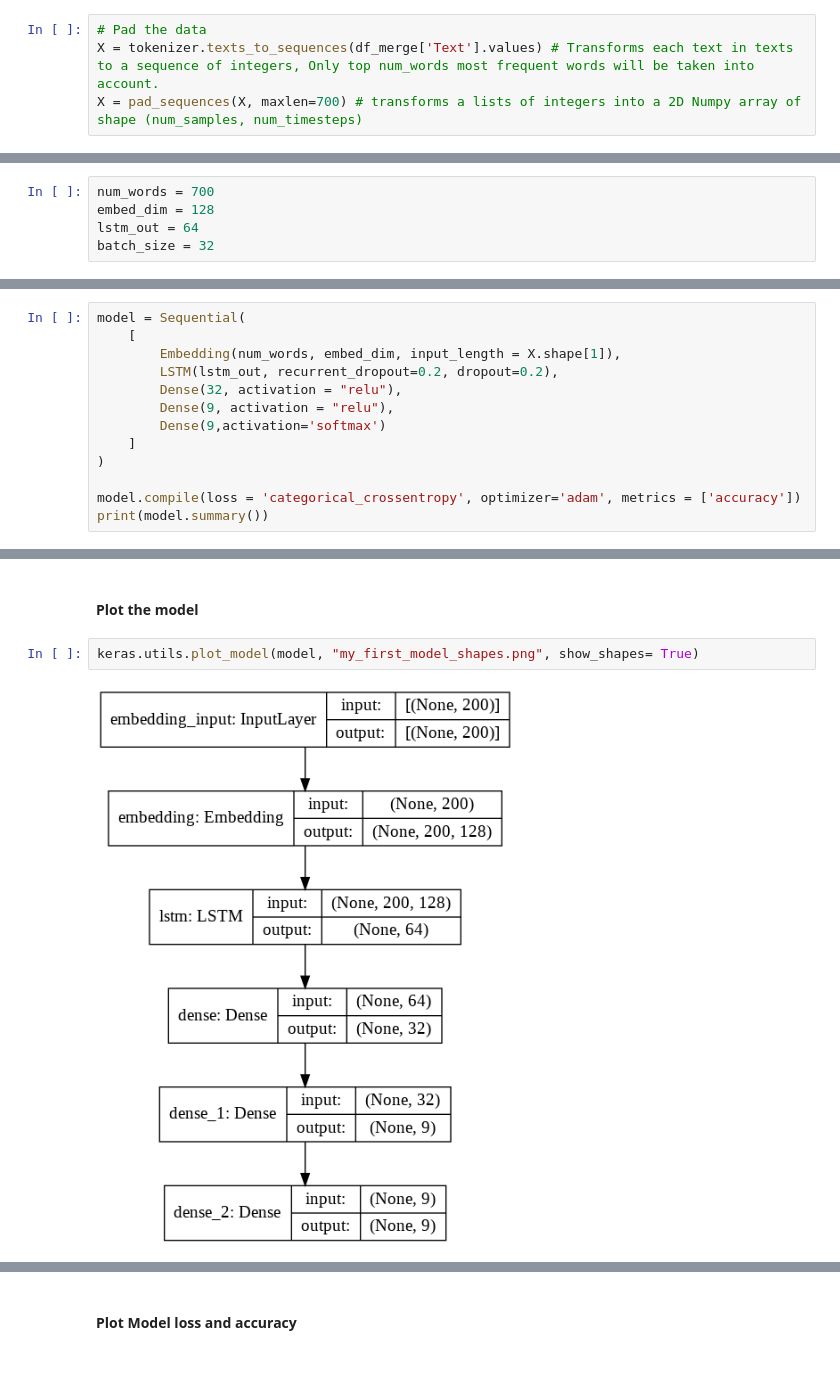
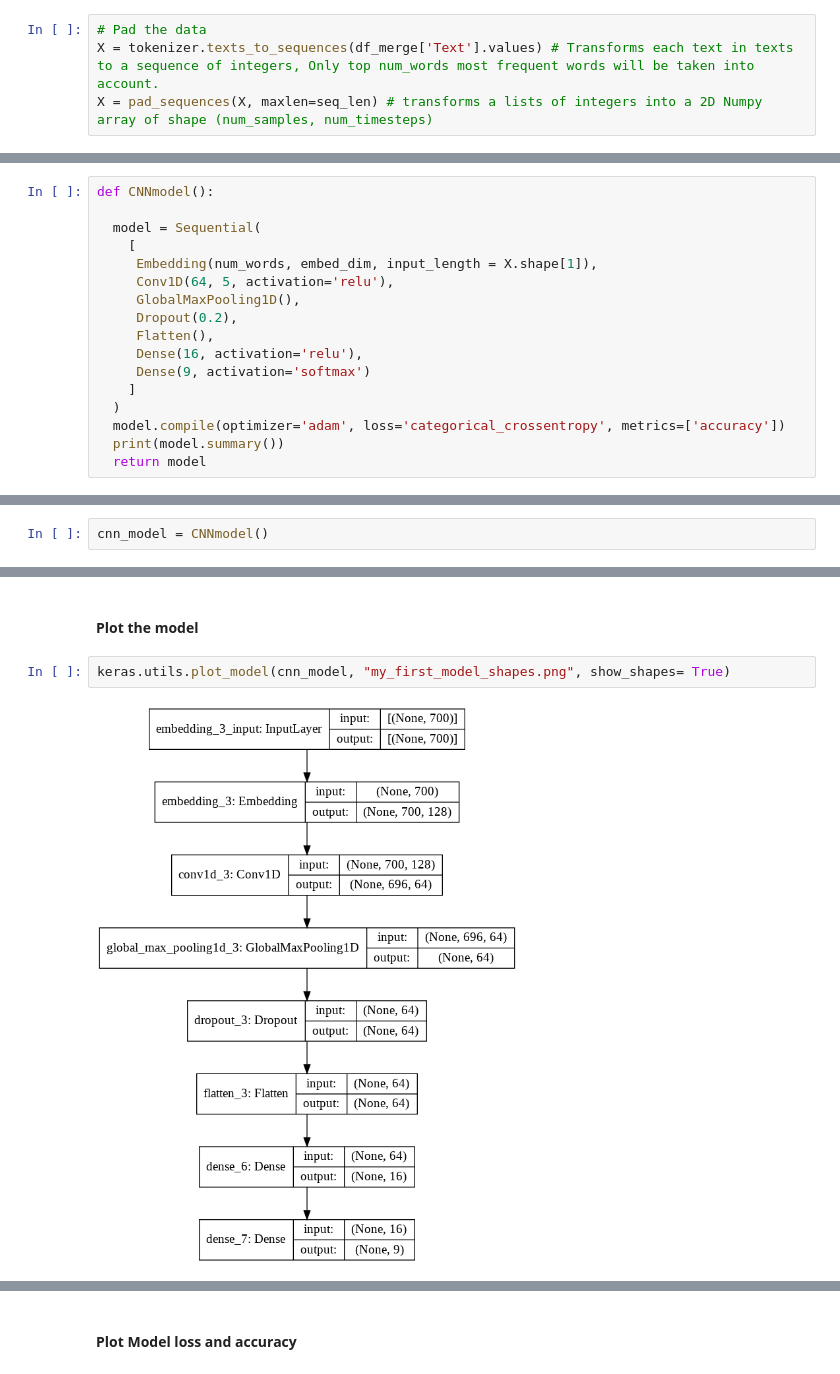
Before and after one commit to Chabname/RAPMC, a Jupyter notebook: notebook/DL_Models.ipynb, the cells around one changed output, grey strips where cells are left out. Drawn from its saved outputs; the diff is of its cells as text.

```diff
--- a/notebook/DL_Models.ipynb
+++ b/notebook/DL_Models.ipynb
@@ -81,4 +121,4 @@ tokenizer.fit_on_texts(df_merge['Text'].values) # Updates internal vocabulary ba
 # %%
 # Pad the data
 X = tokenizer.texts_to_sequences(df_merge['Text'].values) # Transforms each text in texts to a sequence of integers, Only top num_words most frequent words will be taken into account.
-X = pad_sequences(X, maxlen=700) # transforms a lists of integers into a 2D Numpy array of shape (num_samples, num_timesteps)
+X = pad_sequences(X, maxlen=seq_len) # transforms a lists of integers into a 2D Numpy array of shape (num_samples, num_timesteps)
@@ -190,5 +245,0 @@ callback = tf.keras.callbacks.EarlyStopping(monitor='val_accuracy', patience=3)
-# %%
-num_words = 700
-embed_dim = 128
-lstm_out = 64
-batch_size = 32
@@ -199,13 +246,17 @@ batch_size = 32
 # %%
-model = Sequential(
+def CNNmodel():
+
+  model = Sequential(
     [
-        Embedding(num_words, embed_dim, input_length = X.shape[1]),
-        LSTM(lstm_out, recurrent_dropout=0.2, dropout=0.2),
-        Dense(32, activation = "relu"),
-        Dense(9, activation = "relu"),
-        Dense(9,activation='softmax')
+     Embedding(num_words, embed_dim, input_length = X.shape[1]),
+     Conv1D(64, 5, activation='relu'),
+     GlobalMaxPooling1D(),
+     Dropout(0.2),
+     Flatten(),
+     Dense(16, activation='relu'),
+     Dense(9, activation='softmax')
     ]
-)
-
-model.compile(loss = 'categorical_crossentropy', optimizer='adam', metrics = ['accuracy'])
-print(model.summary())
+  )
+  model.compile(optimizer='adam', loss='categorical_crossentropy', metrics=['accuracy'])
+  print(model.summary())
+  return model
@@ -213,0 +263,2 @@ NotImplementedError: Cannot convert a symbolic Tensor (lstm_2/strided_slice:0) t
+# %%
+cnn_model = CNNmodel()
@@ -214,6 +283,6 @@ NotImplementedError: Cannot convert a symbolic Tensor (lstm_2/strided_slice:0) t
 # %% [markdown]
 #### Plot the model
 # %%
-keras.utils.plot_model(model, "my_first_model_shapes.png", show_shapes= True)
+keras.utils.plot_model(cnn_model, "my_first_model_shapes.png", show_shapes= True)
 # %% [output]
-[figure, old version]
+[figure, new version]
```
Also changed, not shown: parts of 106 cells of this notebook.
